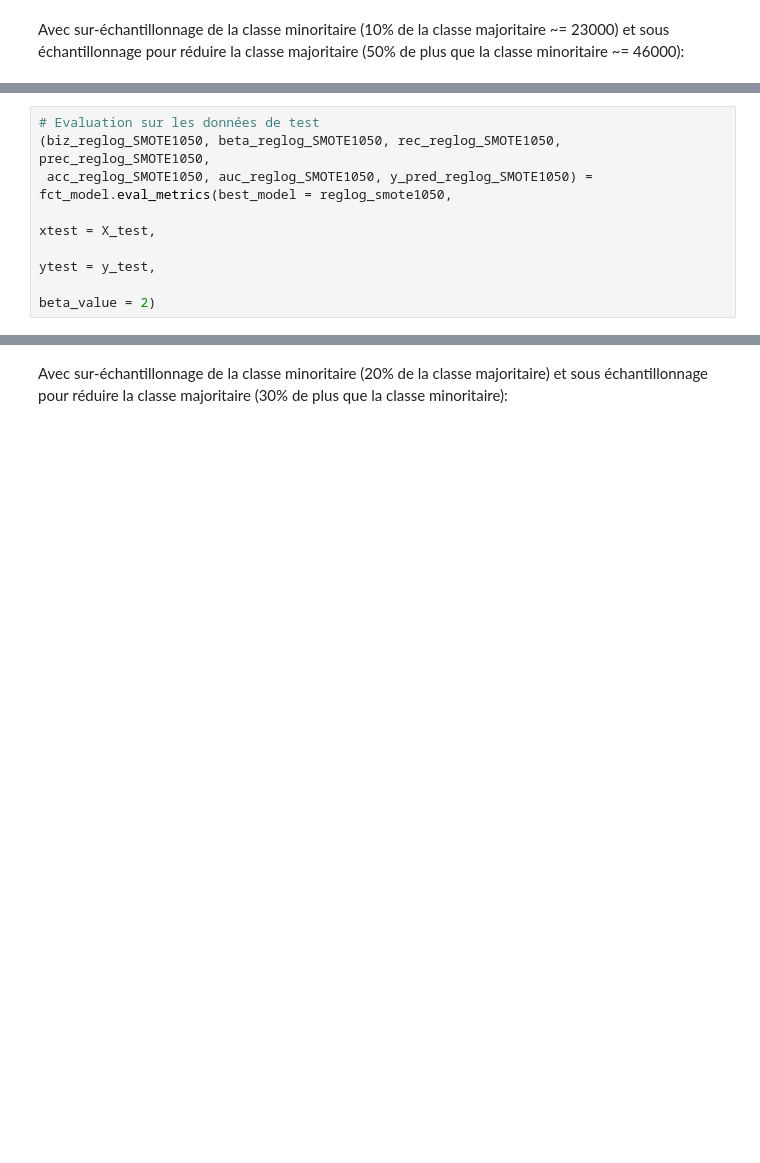
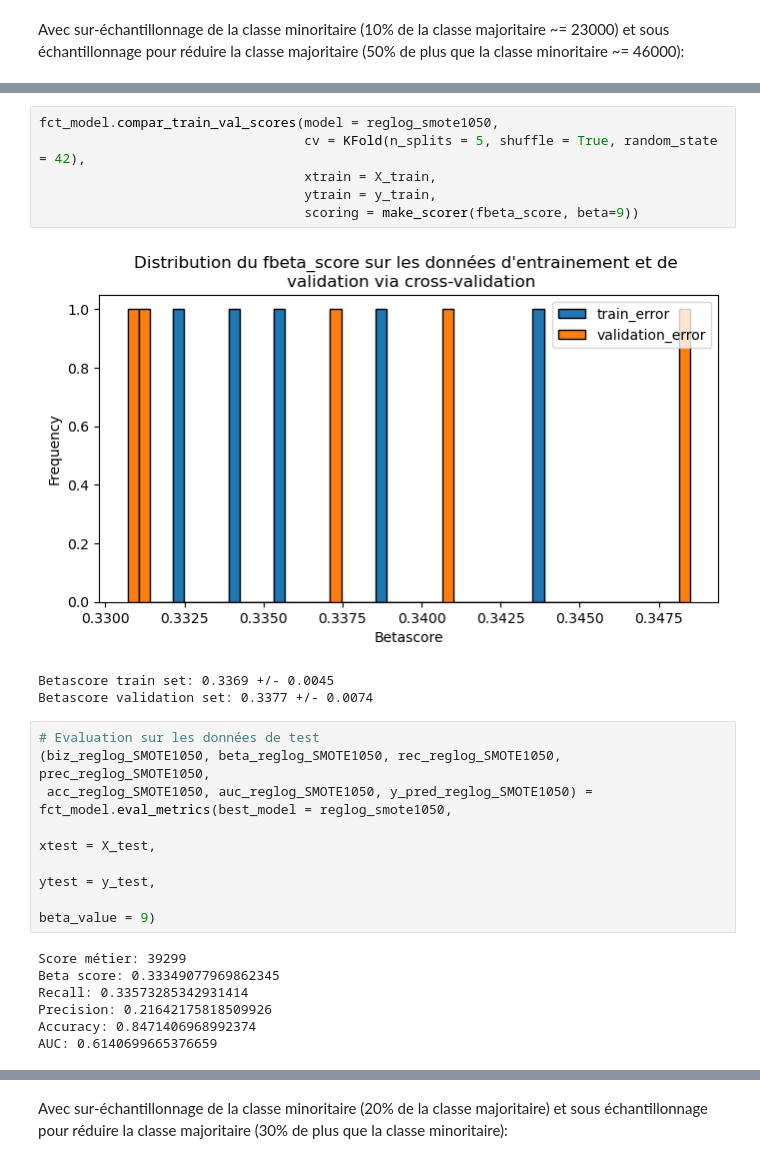
Before and after one commit to Milie-Mimi/OC_DS_Project7_, a Jupyter notebook: GROSCHENE_Emilie_2_model_032023.ipynb, the cells around one changed output, grey strips where cells are left out. Saved outputs shown, nothing was run; the diff lists cells and outputs as text; blank space fills up the shorter version.

```diff
--- a/GROSCHENE_Emilie_2_model_032023.ipynb
+++ b/GROSCHENE_Emilie_2_model_032023.ipynb
@@ -1150,10 +1074,27 @@ reglog_smote_params1050
+# %%
+fct_model.compar_train_val_scores(model = reglog_smote1050,
+                                  cv = KFold(n_splits = 5, shuffle = True, random_state = 42),
+                                  xtrain = X_train,
+                                  ytrain = y_train,
+                                  scoring = make_scorer(fbeta_score, beta=9))
+# %% [output]
+[figure, added]
+Betascore train set: 0.3369 +/- 0.0045
+Betascore validation set: 0.3377 +/- 0.0074
 # %%
 # Evaluation sur les données de test
 (biz_reglog_SMOTE1050, beta_reglog_SMOTE1050, rec_reglog_SMOTE1050, prec_reglog_SMOTE1050,
  acc_reglog_SMOTE1050, auc_reglog_SMOTE1050, y_pred_reglog_SMOTE1050) = fct_model.eval_metrics(best_model = reglog_smote1050,
                                                                                                xtest = X_test,
                                                                                                ytest = y_test,
-                                                                                               beta_value = 2)
+                                                                                               beta_value = 9)
+# %% [output]
+Score métier: 39299
+Beta score: 0.33349077969862345
+Recall: 0.33573285342931414
+Precision: 0.21642175818509926
+Accuracy: 0.8471406968992374
+AUC: 0.6140699665376659
 # %%
 fct_model.matrice_confusion(ytest = y_test,
                             ypred = y_pred_reglog_SMOTE1050,
```
Also changed, not shown: parts of 204 cells of this notebook.
